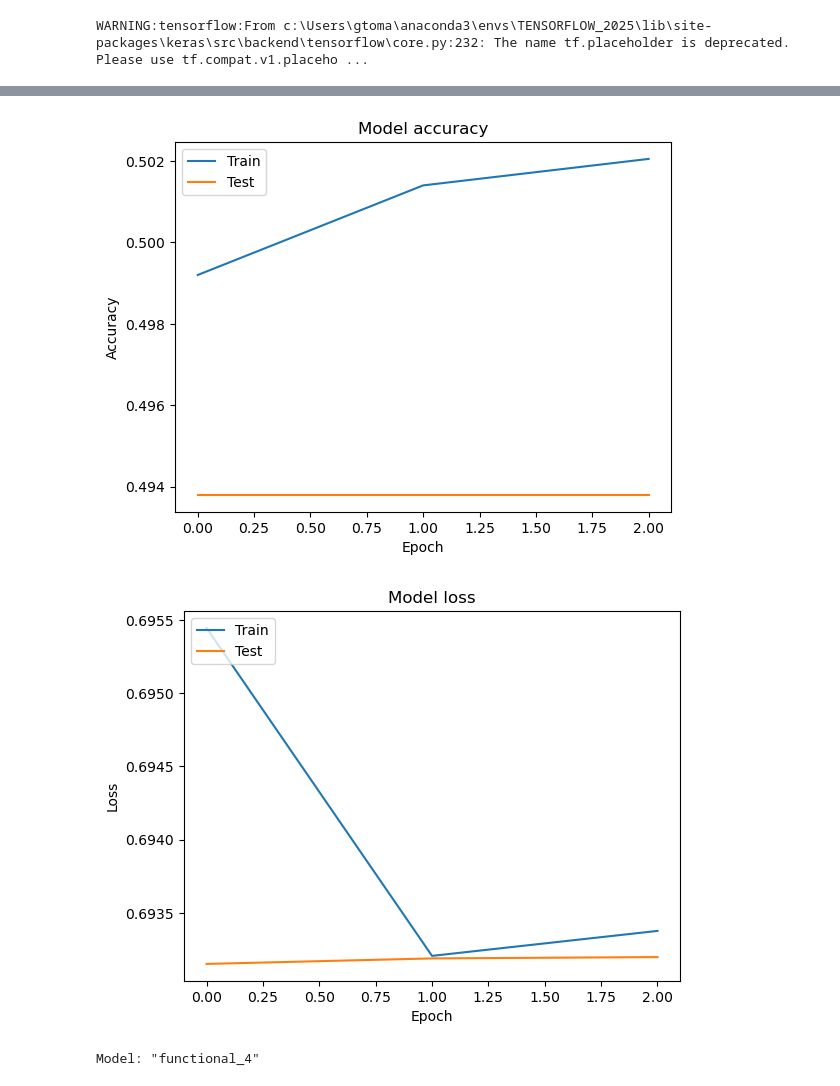
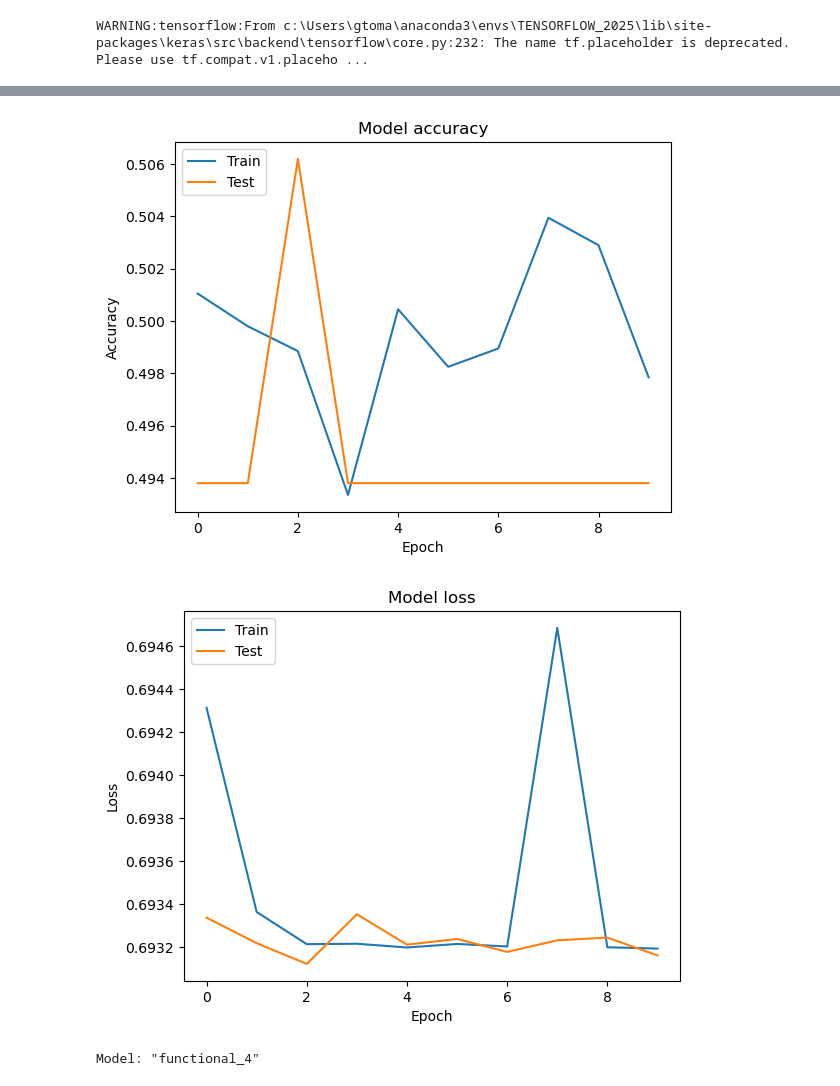
Before and after one commit to gtomaino58/Transformer_KERAS, a Jupyter notebook: Transformer_KERAS_notebooks/NLP_assignment_GT_solo_transformer_keras_BS8_10epochs.ipynb, the cells around one changed output, grey strips where cells are left out. Drawn from its saved outputs; the diff is of its cells as text; code cells hidden in the pictures.

```diff
--- a/NLP_assignment_GT_solo_transformer_keras.ipynb
+++ b/Transformer_KERAS_notebooks/NLP_assignment_GT_solo_transformer_keras_BS8_10epochs.ipynb
@@ -119,11 +119,13 @@ model.compile("adam", "binary_crossentropy", metrics=["accuracy"])
 WARNING:tensorflow:From c:\Users\gtoma\anaconda3\envs\TENSORFLOW_2025\lib\site-packages\keras\src\backend\tensorflow\core.py:232: The name tf.placeholder is deprecated. Please use tf.compat.v1.placeho ...
 # %%
 # Train the model
-history = model.fit(X_train, y_train, batch_size=32, epochs=3, validation_split=0.2)
+history = model.fit(X_train, y_train, batch_size=8, epochs=10, validation_split=0.2)
+
 # Evaluate the model
 loss, accuracy = model.evaluate(X_test, y_test)
 print(f"Test Loss: {loss}")
 print(f"Test Accuracy: {accuracy}")
+
 # Plot training & validation accuracy values
 import matplotlib.pyplot as plt
 plt.plot(history.history['accuracy'])
@@ -133,6 +135,7 @@ plt.ylabel('Accuracy')
 plt.xlabel('Epoch')
 plt.legend(['Train', 'Test'], loc='upper left')
 plt.show()
+
 # Plot training & validation loss values
 plt.plot(history.history['loss'])
 plt.plot(history.history['val_loss'])
@@ -153,6 +164,6 @@ Test Loss: 0.6931548714637756
 Test Accuracy: 0.5
-[figure, old version]
+[figure, new version]
-[figure, old version]
+[figure, new version]
 # %%
 
 # Print the model summary
```
Also changed, not shown: parts of 1 cell of this notebook, 1 other file.
